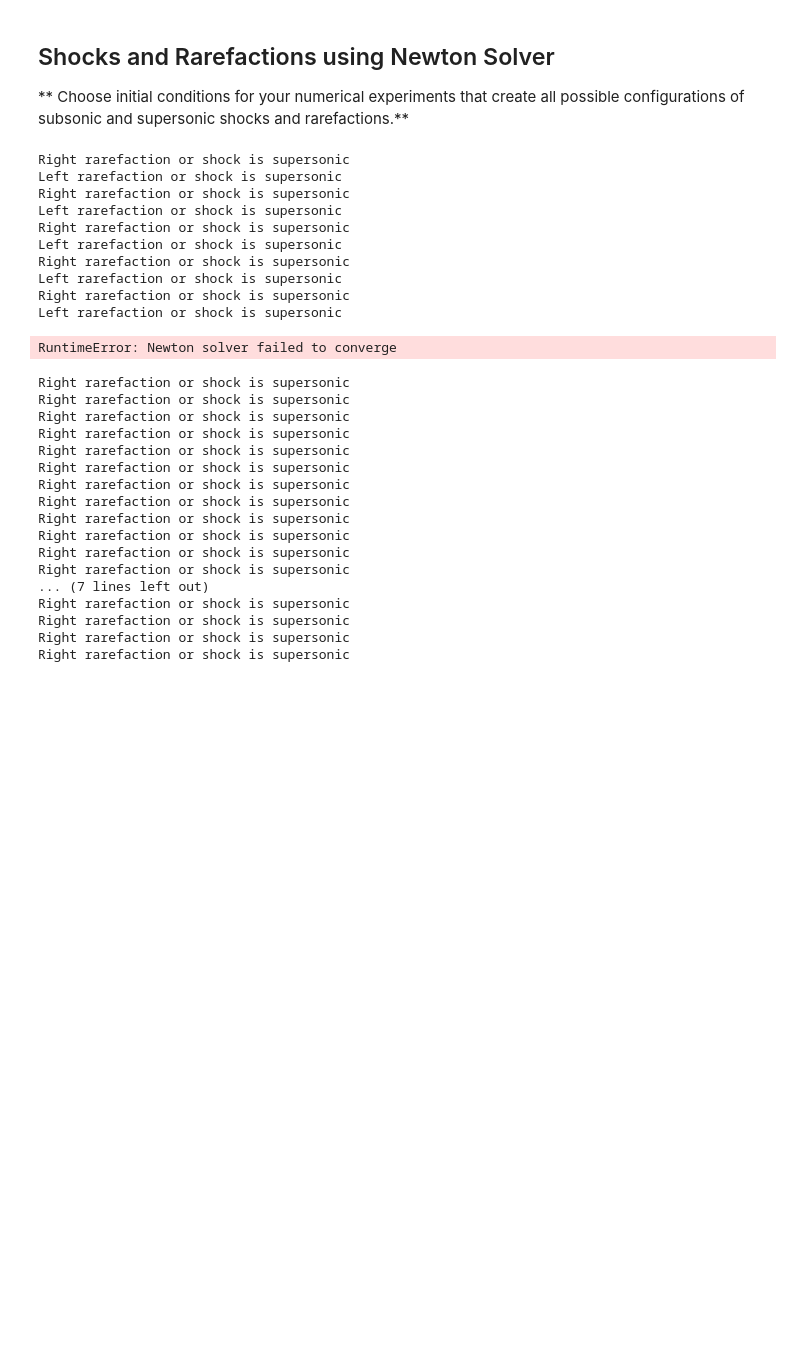
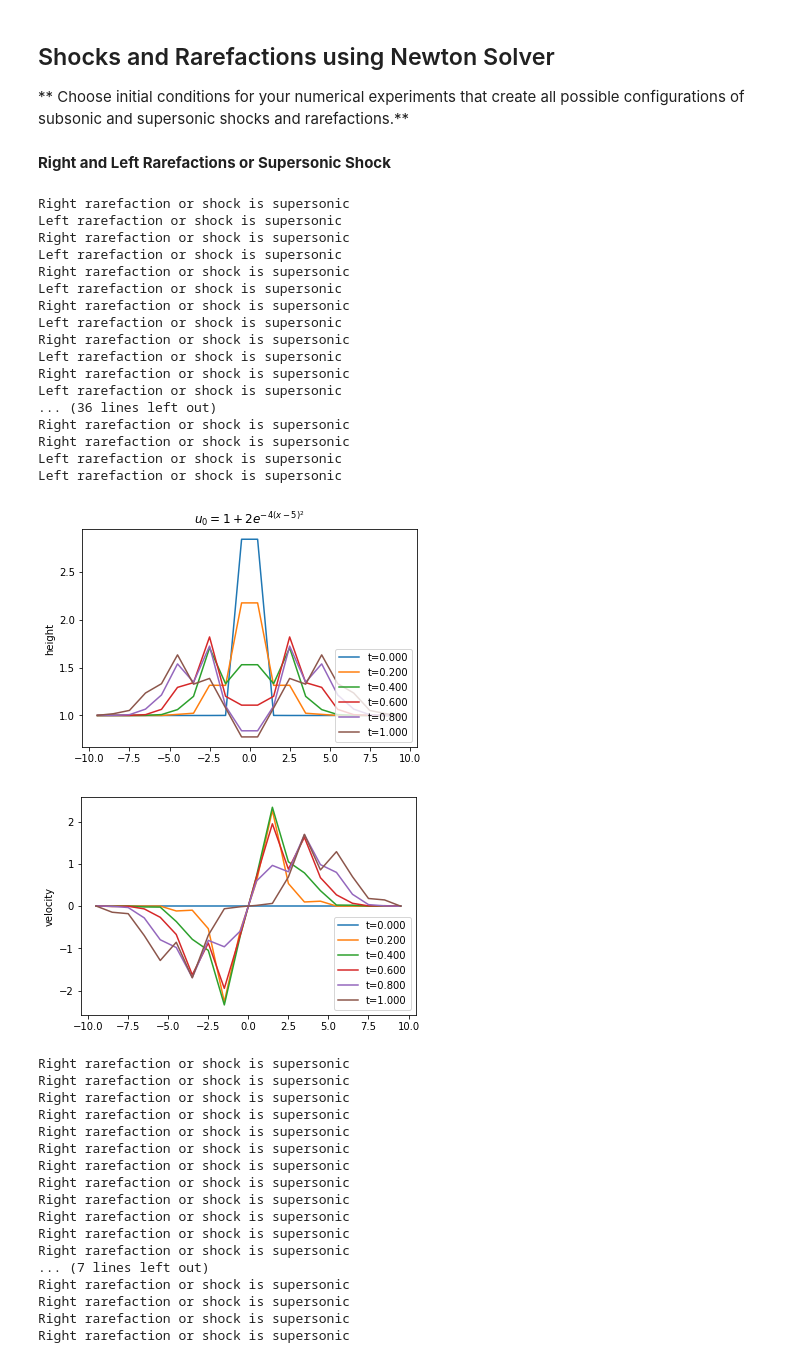
Before and after one commit to sarahaguasvivas/class, a Jupyter notebook: HW4/HW4.ipynb, the cells around one changed output. Cells and saved outputs as stored; diff of their text form; code cells hidden in the pictures; blank space fills up the shorter version.

```diff
--- a/HW4/HW4.ipynb
+++ b/HW4/HW4.ipynb
@@ -221,37 +223,47 @@ pyplot.show()
 ## Shocks and Rarefactions using Newton Solver
 
 ** Choose initial conditions for your numerical experiments that create all possible configurations of subsonic and supersonic shocks and rarefactions.**
+# %% [markdown]
+**Right and Left Rarefactions or Supersonic Shock**
 # %%
 def initial_shallow(x):
-    return  numpy.array([ 2+ 5*(numpy.exp(-((x)*2)**2)),
+    return  numpy.array([1+ 5*(numpy.exp(-((x)*2)**2)),
                         0*x])
 
 x, hist = fvsolve2system(riemann_shallow, initial_shallow, n=20, limit=limit_vl, args=())
 pyplot.title('$u_0= 1+ 2e^{-4(x-5)^2}$')
-for t, U in hist[::len(hist)//5]:
+
+for t, U in hist:
     pyplot.plot(x, U[0], label='t={:.3f}'.format(t))
 pyplot.ylabel('height')
 pyplot.legend(loc='lower right');
 pyplot.figure()
-
-for t, U in hist[::len(hist)//5]:
+for t, U in hist:
     pyplot.plot(x, U[1]/U[0], label='t={:.3f}'.format(t))
 pyplot.ylabel('velocity')
 
 pyplot.legend(loc='lower right');
 pyplot.show()
 # %% [output]
 Right rarefaction or shock is supersonic
 Left rarefaction or shock is supersonic
 Right rarefaction or shock is supersonic
 Left rarefaction or shock is supersonic
 Right rarefaction or shock is supersonic
 Left rarefaction or shock is supersonic
 Right rarefaction or shock is supersonic
 Left rarefaction or shock is supersonic
 Right rarefaction or shock is supersonic
 Left rarefaction or shock is supersonic
+Right rarefaction or shock is supersonic
+Left rarefaction or shock is supersonic
+... (36 lines left out)
+Right rarefaction or shock is supersonic
+Right rarefaction or shock is supersonic
+Left rarefaction or shock is supersonic
+Left rarefaction or shock is supersonic
-RuntimeError: Newton solver failed to converge
+[figure, added]
+[figure, added]
 # %%
 def initial_shallow(x):
     return numpy.array([ 2+ 5*(numpy.exp(-((x)*10)**2)),
```
Also changed, not shown: parts of 2 cells of this notebook.
